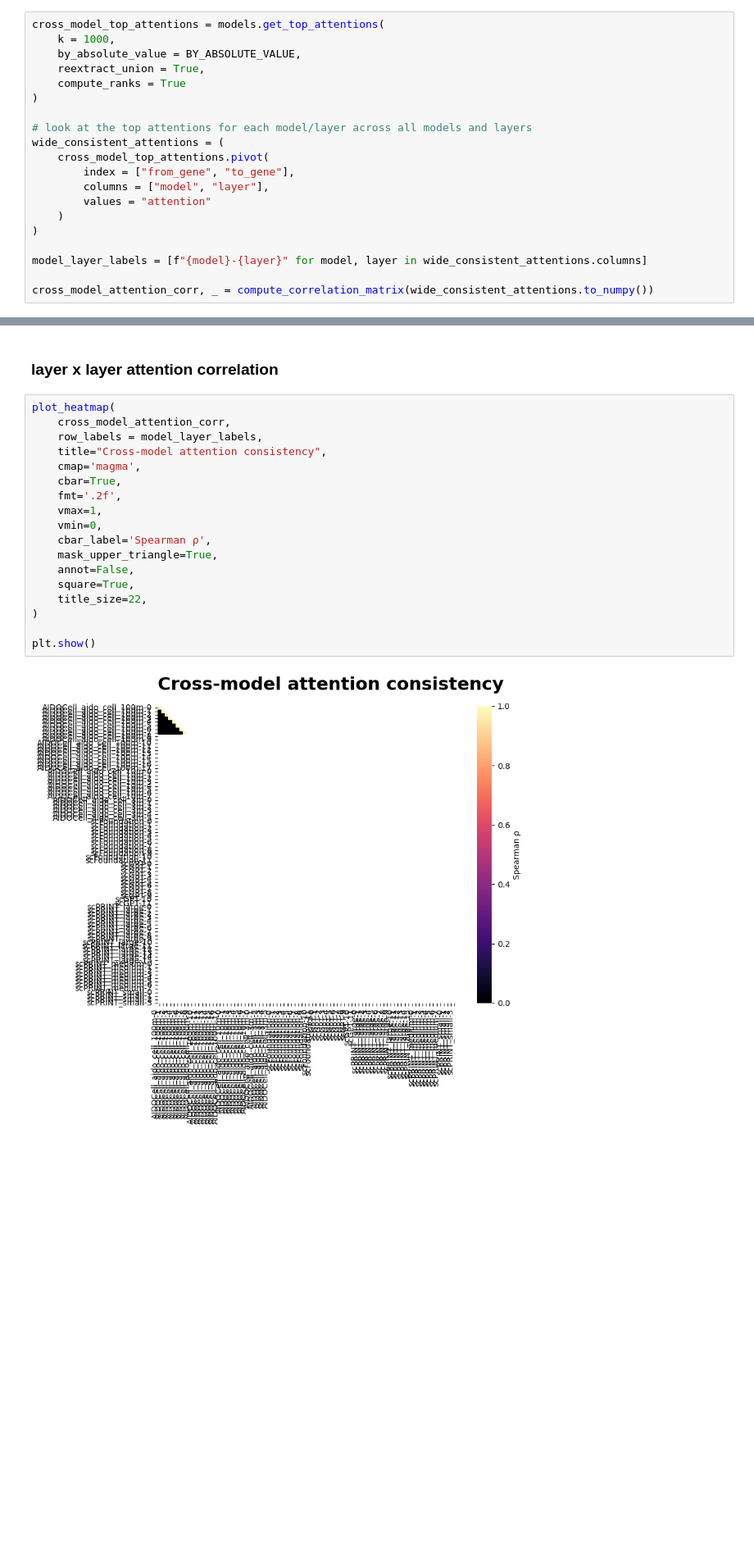
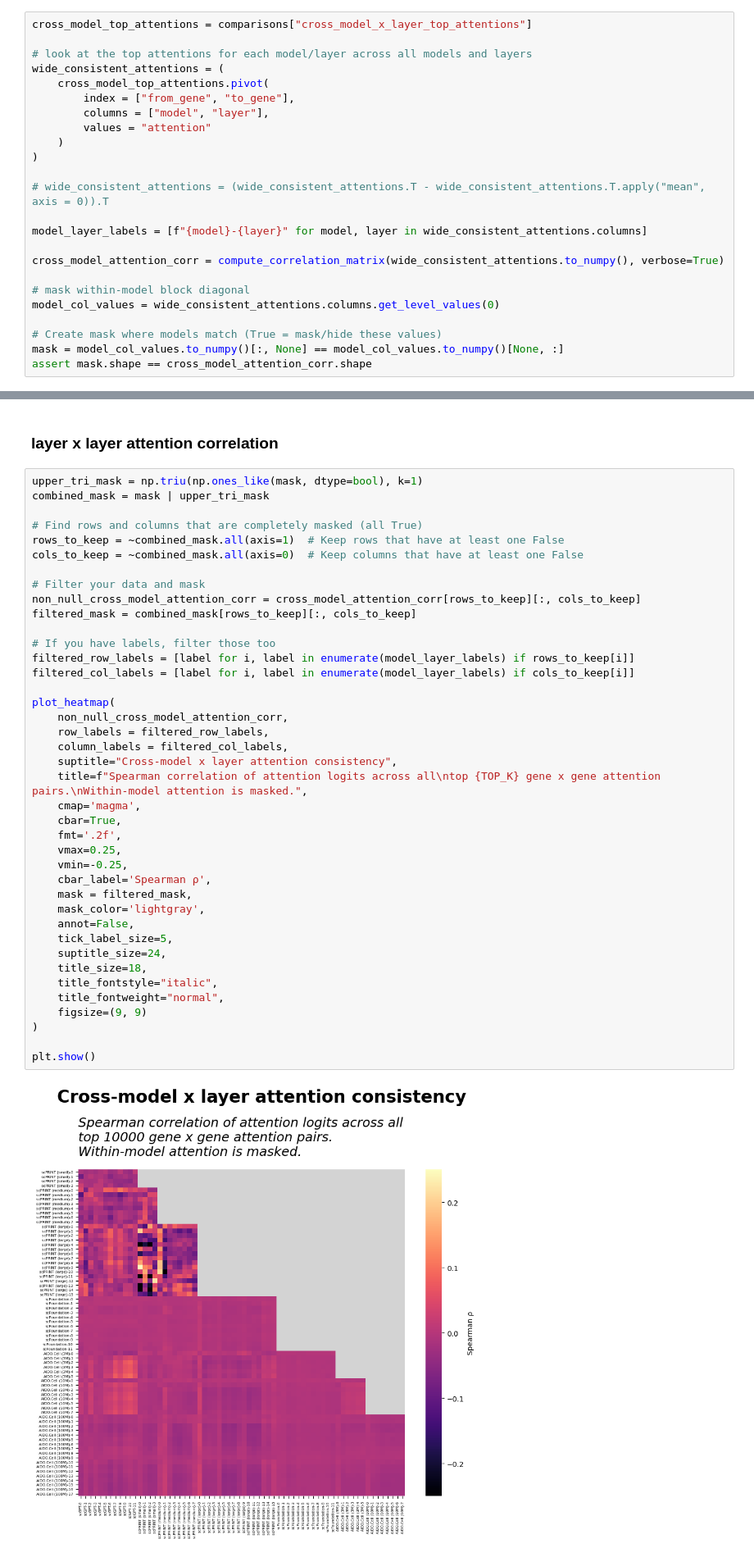
Before and after one commit to napistu/napistu-scrapyard, a Jupyter notebook: applications/foundation_models/compare_embeddings.ipynb, the cells around one changed output, grey strips where cells are left out. Shown at 82% size. Saved outputs shown, nothing was run; the diff lists cells and outputs as text; blank space fills up the shorter version.

```diff
--- a/applications/foundation_models/compare_embeddings.ipynb
+++ b/applications/foundation_models/compare_embeddings.ipynb
@@ -307,12 +497,7 @@ plt.show()
 # %% [markdown]
 ## Across models (all layers)
 # %%
-cross_model_top_attentions = models.get_top_attentions(
-    k = 1000,
-    by_absolute_value = BY_ABSOLUTE_VALUE,
-    reextract_union = True,
-    compute_ranks = True
-)
+cross_model_top_attentions = comparisons["cross_model_x_layer_top_attentions"]
 
 # look at the top attentions for each model/layer across all models and layers
 wide_consistent_attentions = (
@@ -323,7 +508,16 @@ wide_consistent_attentions = (
     )
 )
 
+# wide_consistent_attentions = (wide_consistent_attentions.T - wide_consistent_attentions.T.apply("mean", axis = 0)).T
+
 model_layer_labels = [f"{model}-{layer}" for model, layer in wide_consistent_attentions.columns]
 
-cross_model_attention_corr, _ = compute_correlation_matrix(wide_consistent_attentions.to_numpy())
+cross_model_attention_corr = compute_correlation_matrix(wide_consistent_attentions.to_numpy(), verbose=True)
+
+# mask within-model block diagonal
+model_col_values = wide_consistent_attentions.columns.get_level_values(0)
+
+# Create mask where models match (True = mask/hide these values)
+mask = model_col_values.to_numpy()[:, None] == model_col_values.to_numpy()[None, :]
+assert mask.shape == cross_model_attention_corr.shape
 # %% [output]
@@ -340,25 +525,47 @@ INFO:napistu_torch.load.foundation_models:Re-extracting top edges from every mod
 # %% [markdown]
 ### layer x layer attention correlation
 # %%
+upper_tri_mask = np.triu(np.ones_like(mask, dtype=bool), k=1)
+combined_mask = mask | upper_tri_mask
+
+# Find rows and columns that are completely masked (all True)
+rows_to_keep = ~combined_mask.all(axis=1)  # Keep rows that have at least one False
+cols_to_keep = ~combined_mask.all(axis=0)  # Keep columns that have at least one False
+
+# Filter your data and mask
+non_null_cross_model_attention_corr = cross_model_attention_corr[rows_to_keep][:, cols_to_keep]
+filtered_mask = combined_mask[rows_to_keep][:, cols_to_keep]
+
+# If you have labels, filter those too
+filtered_row_labels = [label for i, label in enumerate(model_layer_labels) if rows_to_keep[i]]
+filtered_col_labels = [label for i, label in enumerate(model_layer_labels) if cols_to_keep[i]]
+
 plot_heatmap(
-    cross_model_attention_corr,
-    row_labels = model_layer_labels,
-    title="Cross-model attention consistency",
+    non_null_cross_model_attention_corr,
+    row_labels = filtered_row_labels,
+    column_labels = filtered_col_labels,
+    suptitle="Cross-model x layer attention consistency",
+    title=f"Spearman correlation of attention logits across all\ntop {TOP_K} gene x gene attention pairs.\nWithin-model attention is masked.",
     cmap='magma',
     cbar=True,
     fmt='.2f',
-    vmax=1,
-    vmin=0,
+    vmax=0.25,
+    vmin=-0.25,
     cbar_label='Spearman ρ',
-    mask_upper_triangle=True,
+    mask = filtered_mask,
+    mask_color='lightgray',
     annot=False,
-    square=True,
-    title_size=22,
+    tick_label_size=5,
+    suptitle_size=24,
+    title_size=18,
+    title_fontstyle="italic",
+    title_fontweight="normal",
+    figsize=(9, 9)
 )
 
 plt.show()
 # %% [output]
-[figure, old version]
+[figure, new version]
 # %%
 model_layer_labels_df = pd.DataFrame(
     wide_consistent_attentions.columns.tolist(),
```
Also changed, not shown: parts of 43 cells of this notebook, 6 other files.
